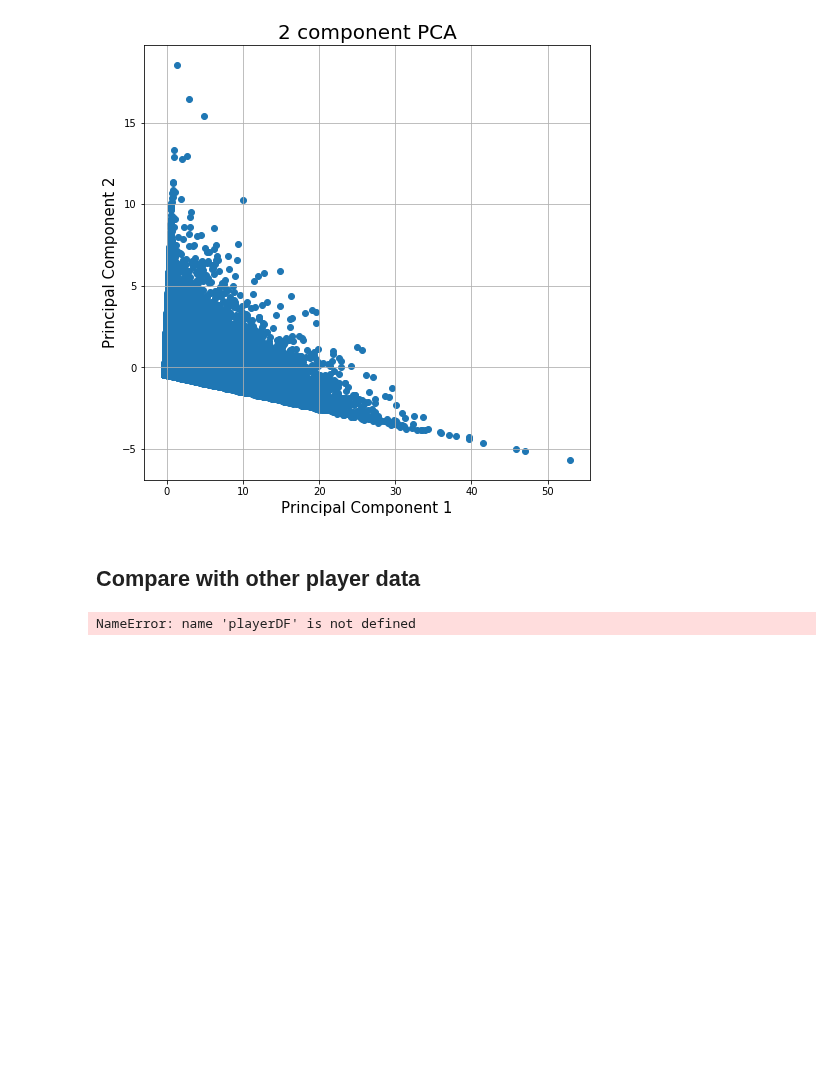
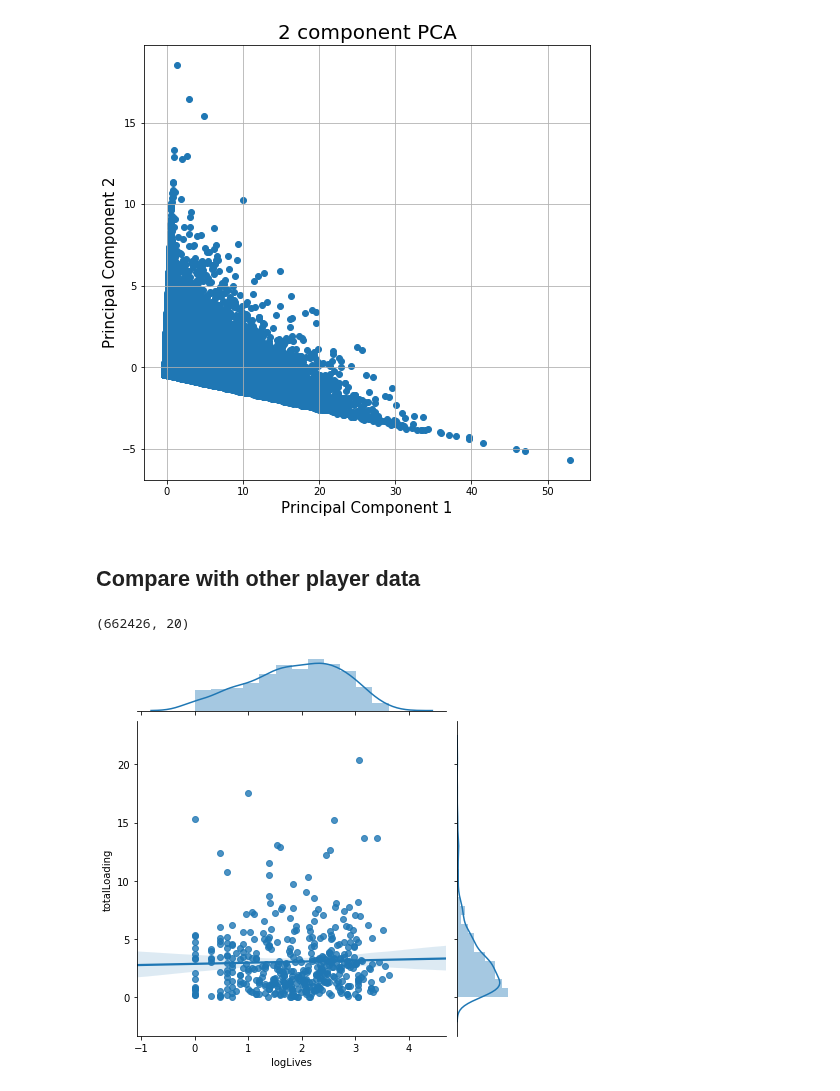
Before and after one commit to nataliavelez/OneHourOneLife, a Jupyter notebook: jobspace/nmf.ipynb, the cells around one changed output. Cells and saved outputs as stored; diff of their text form; code cells hidden in the pictures; blank space fills up the shorter version.

```diff
--- a/jobspace/nmf.ipynb
+++ b/jobspace/nmf.ipynb
@@ -415,10 +433,24 @@ ax.grid()
 [figure]
 # %% [markdown]
 ## Compare with other player data
+# %%
+num = 1000
+subsample = sample(range(len(avatarIds)),num)
+playerDF = pd.DataFrame(db.lifelogs.find({"avatar":{"$in": [avatarIds[i] for i in subsample]}}).limit(num)) #query for avatar ids
+# %%
+#workaround for found avatar ids
+subsample = np.array(subsample)[np.isin(np.array([avatarIds[i] for i in subsample]),playerDF['avatar'])]
+# %%
+W.shape
+# %% [output]
+(662426, 20)
+# %%
+#Can we relate the magnitude of the embedding to other characteristics?
+playerDF['totalLoading'] = W.sum(axis = 1)[subsample]
+playerDF['entropy'] = np.apply_along_axis(stats.entropy, 1, W[subsample,])
+playerDF['logLives'] = np.log10(playerDF['n_lives']+1)
 # %%
-#Can we relate the magnitude of the embedding to other characteristics?
-playerDF['totalLoading'] = W.sum(axis = 1)
-sns.jointplot(data=playerDF, x='n_life', y = 'totalLoading', kind = 'reg') #alternative can look at 'age', 'gen', etc...
+sns.jointplot(data=playerDF, x='logLives', y = 'totalLoading', kind = 'reg') #alternative can look at 'age', 'gen', etc...
 plt.show()
 # %% [output]
-NameError: name 'playerDF' is not defined
+[figure, added]
```
Also changed, not shown: parts of 12 cells of this notebook, 1 other file.
